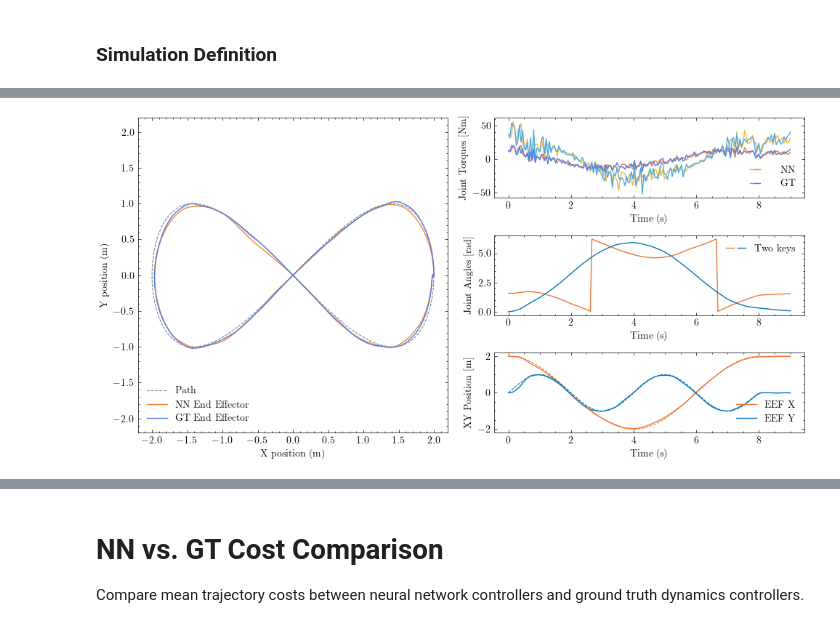
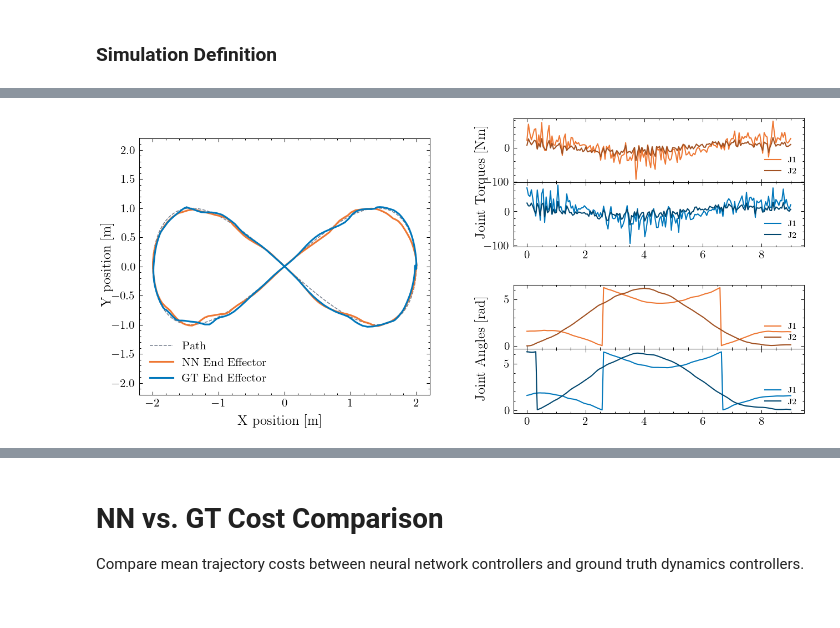
Before and after one commit to micahreich/mppi-neural-dynamics, a Jupyter notebook: control/MPPI_NNPlayground.ipynb, the cells around one changed output, grey strips where cells are left out. Saved outputs shown, nothing was run; the diff lists cells and outputs as text; code cells hidden in the pictures.

```diff
--- a/control/MPPI_NNPlayground.ipynb
+++ b/control/MPPI_NNPlayground.ipynb
@@ -418,9 +418,9 @@ INVERSE_DYN_CONTROL=True
 N_ROLLOUTS=150
 HORIZON_LENGTH=30
 EXPLORATION_COV=np.diag([ARM_ACCEL_STDDEV ** 2, ARM_ACCEL_STDDEV ** 2])
-EXPLORATION_LAMBDA=1e2
-ALPHA_MU=0.2
-ALPHA_SIGMA=0.99
+EXPLORATION_LAMBDA=4e2
+ALPHA_MU=0.1
+ALPHA_SIGMA=0.985
 TERMINAL_COST=terminal_cost(path)
 STATE_COST=state_cost(path)
 CONTROL_RANGE={"min": arm.u_lo, "max": arm.u_hi}
@@ -468,7 +468,7 @@ ARM_SIMULATION_LENGTH = 9
 
 nn_arm_env = Simulator(arm, controller=nn_arm_controller)
 nn_arm_states, nn_arm_controls, arm_time = nn_arm_env.run(simulation_length=ARM_SIMULATION_LENGTH, initial_state=ARM_INITIAL_STATE,
-                                               controlled=True, timing=True)
+                                               controlled=True, timing=True, debug=False)
 
 gt_arm_env = Simulator(arm, controller=gt_arm_controller)
 gt_arm_states, gt_arm_controls, arm_time = gt_arm_env.run(simulation_length=ARM_SIMULATION_LENGTH, initial_state=ARM_INITIAL_STATE,
@@ -486,8 +486,35 @@ def mean_position_error(eef_positions, path_positions):
     )
 
 # Plot the results
-# fig, (ax1, ax2) = plt.subplots(2, 1, figsize=(8, 8.5), gridspec_kw={'height_ratios': [2.3, 1]})
-fig, axd = plt.subplot_mosaic([['p', 't'], ['p', 'ja'], ['p', 'xy']], figsize=(10, 5), layout="constrained")
+fig3 = plt.figure(dpi=150, figsize=(9, 4))
+left_fig, right_fig = fig3.subfigures(1, 2)
+
+# right_fig.subplots_adjust(left=-0.05)
+
+
+left_fig.supylabel("Y position [m]")
+left_fig.supxlabel("X position [m]")
+
+# Left subfigure
+axL = left_fig.subplots(1, 1)
+
+top_right_fig, bottom_right_fig = right_fig.subfigures(2, 1)
+
+# Top right subfigure
+gsTR = top_right_fig.add_gridspec(2, 1, hspace=0.0, wspace=0.0)
+top_right_fig.supylabel("Joint Torques [Nm]")
+
+axTR_tau_nn = top_right_fig.add_subplot(gsTR[0, :])
+axTR_tau_gt = top_right_fig.add_subplot(gsTR[1, :])
+
+# Bottom right subfigure
+gsBR = bottom_right_fig.add_gridspec(2, 1, hspace=0.0, wspace=0.0)
+bottom_right_fig.supylabel("Joint Angles [rad]")
+
+axBR_ja_nn = bottom_right_fig.add_subplot(gsBR[0, :])
+axBR_ja_gt = bottom_right_fig.add_subplot(gsBR[1, :])
+
+
 
 fk_v = np.vectorize(arm.fk, signature="(),()->(3)")
 
@@ -496,46 +523,46 @@ gt_eef_positions = fk_v(gt_arm_states[:, 0], gt_arm_states[:, 2])
 
 path_positions = path.get_points(arm_time)
 
+
+
 # Plot end effector XY positions on large canvas
-axd['p'].plot(path_positions[:, 0], path_positions[:, 1], label="Path",
-              ls="--", linewidth=0.75, color="#747d8c")
+axL.plot(path_positions[:, 0], path_positions[:, 1], label="Path",
+            ls="--", linewidth=0.75, color="#747d8c")
 
-axd['p'].plot(nn_eef_positions[:, 0], nn_eef_positions[:, 1], label="NN End Effector", color="#fa8231")
-axd['p'].plot(gt_eef_positions[:, 0], gt_eef_positions[:, 1], label="GT End Effector", color="#4b7bec")
+axL.plot(nn_eef_positions[:, 0], nn_eef_positions[:, 1], linewidth=1.5, label="NN End Effector")
+axL.plot(gt_eef_positions[:, 0], gt_eef_positions[:, 1], linewidth=1.5, label="GT End Effector")
 
-axd['p'].set(ylabel="Y position (m)", xlabel="X position (m)", ylim=(-2.2, 2.2), xlim=(-2.2, 2.2))
-axd['p'].legend(loc="lower left")
+axL.set(ylim=(-2.2, 2.2), xlim=(-2.2, 2.2))
+axL.legend(loc="lower left")
+
+
 
 # Plot joint torques
-j1t_nn, = axd['t'].plot(arm_time, nn_arm_controls[:, 0], color="#f7b731")
-j2t_nn, = axd['t'].plot(arm_time, nn_arm_controls[:, 1], color="#fa8231")
+axTR_tau_nn.plot(arm_time, nn_arm_controls[:, 0], label="J1")
+axTR_tau_nn.plot(arm_time, nn_arm_controls[:, 1], label="J2", color="#a15122")
+axTR_tau_nn.legend(loc="lower right", fontsize="7")
 
-j1t_gt, = axd['t'].plot(arm_time, gt_arm_controls[:, 0], color="#45aaf2")
-j2t_gt, = axd['t'].plot(arm_time, gt_arm_controls[:, 1], color="#4b7bec")
+axTR_tau_gt.plot(arm_time, gt_arm_controls[:, 0], label="J1", color="#0077bb")
+axTR_tau_gt.plot(arm_time, gt_arm_controls[:, 1], label="J2", color="#00466e")
+axTR_tau_gt.legend(loc="lower right", fontsize="7")
 
-axd['t'].set(xlabel="Time (s)", ylabel="Joint Torques [Nm]")
-axd['t'].legend([(j1t_nn, j2t_nn), (j1t_gt, j2t_gt)], ['NN', 'GT'],
-                numpoints=2, handler_map={tuple: HandlerTuple(ndivide=5)})
 
-# Plot joint angles
-j1, = axd['ja'].plot(arm_time, nn_arm_states[:, 0])
-j2, = axd['ja'].plot(arm_time, nn_arm_states[:, 2])
-axd['ja'].set(xlabel="Time (s)", ylabel="Joint Angles [rad]")
-axd['ja'].legend([(j1, j2)], ['Two keys'], numpoints=1, handler_map={tuple: HandlerTuple(ndivide=None)})
 
 # Plot end effector positions
-p = axd['xy'].plot(arm_time, nn_eef_positions[:, 0], label="EEF X")
-q = axd['xy'].plot(arm_time, nn_eef_positions[:, 1], label="EEF Y")
-axd['xy'].plot(arm_time, path_positions[:, 0],
-               ls="--", linewidth=0.75, color=p[0].get_color())
-axd['xy'].plot(arm_time, path_positions[:, 1],
-               ls="--", linewidth=0.75, color=q[0].get_color())
+y_lims = (-2.3, 2.3)
+axBR_ja_nn.plot(arm_time, nn_arm_states[:, 0], label="J1")
+axBR_ja_nn.plot(arm_time, nn_arm_states[:, 2], label="J2", color="#a15122")
+axBR_ja_nn.legend(loc="lower right", fontsize="7")
 
-axd['xy'].set(xlabel="Time (s)", ylabel="XY Position [m]")
-axd['xy'].legend(loc="lower right")
 
-plt.tight_layout()
-fig.savefig("figs/arm_traj_follow.png")
+
+axBR_ja_gt.plot(arm_time, gt_arm_states[:, 0], label="J1", color="#0077bb")
+axBR_ja_gt.plot(arm_time, gt_arm_states[:, 2], label="J2", color="#00466e")
+axBR_ja_gt.legend(loc="lower right", fontsize="7")
+
+
+# fig3.tight_layout()
+fig3.savefig("figs/arm_traj_follow.png")
 
 print("Mean Position Error: {:.4f} mm".format(1e3 * mean_position_error(nn_eef_positions[:, :2], path_positions)))
 # %% [output]
@@ -543 +570 @@ Mean Position Error: 68.3189 mm
-[figure, old version]
+[figure, new version]
```
Also changed, not shown: parts of 21 cells of this notebook, 14 other files.
